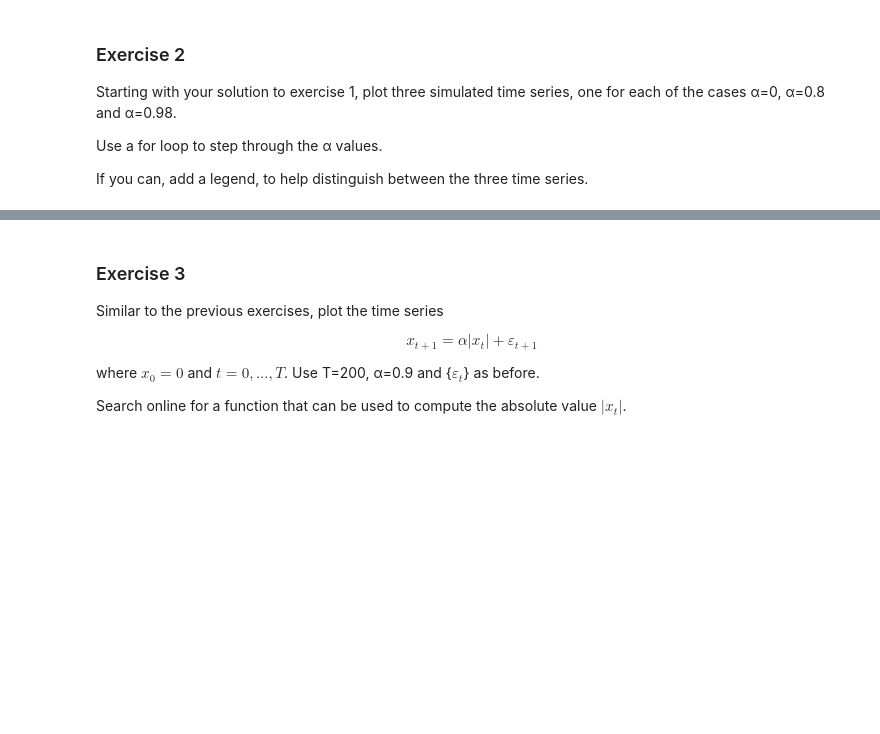
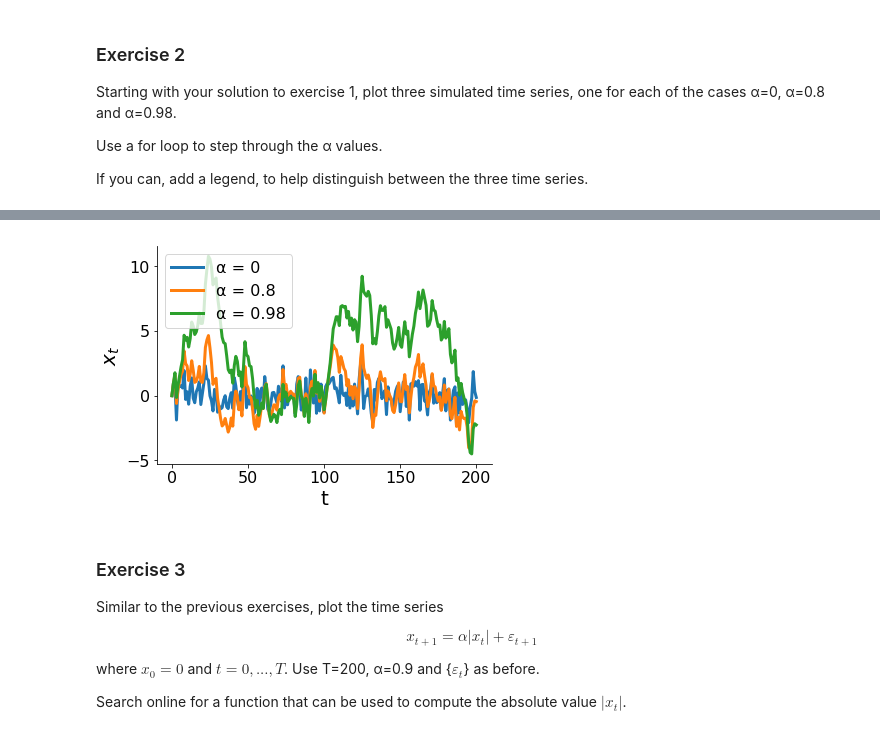
Before and after one commit to meganmccoy/QuantEcon, a Jupyter notebook: 1-PythonProgrammingEconomicsFinance.ipynb, the cells around one changed output, grey strips where cells are left out. Saved outputs shown, nothing was run; the diff lists cells and outputs as text; code cells hidden in the pictures; blank space fills up the shorter version.

```diff
--- a/1-PythonProgrammingEconomicsFinance.ipynb
+++ b/1-PythonProgrammingEconomicsFinance.ipynb
@@ -70,3 +70,25 @@ plt.show()
+# %%
+# Cleaner version after reading 5.4.2 Loops without Indices
+
+T = 200
+α_values = [0, 0.8, 0.98]
+
+ɛ_values = np.random.randn(T+1)
+x = np.empty(T+1)
+
+for α in α_values:
+    x[0]=0
+    for i in range(T):
+        x[i+1] = α * x[i] + ɛ_values[i+1]
+    plt.plot(x, label = 'α = ' + str(α))
+
+plt.legend()
+plt.xlabel('t')
+plt.ylabel('$x_t$')
+
+plt.show()
+# %% [output]
+[figure, added]
 # %% [markdown]
 ### Exercise 3
 Similar to the previous exercises, plot the time series
```
Also changed, not shown: parts of 26 cells of this notebook.
